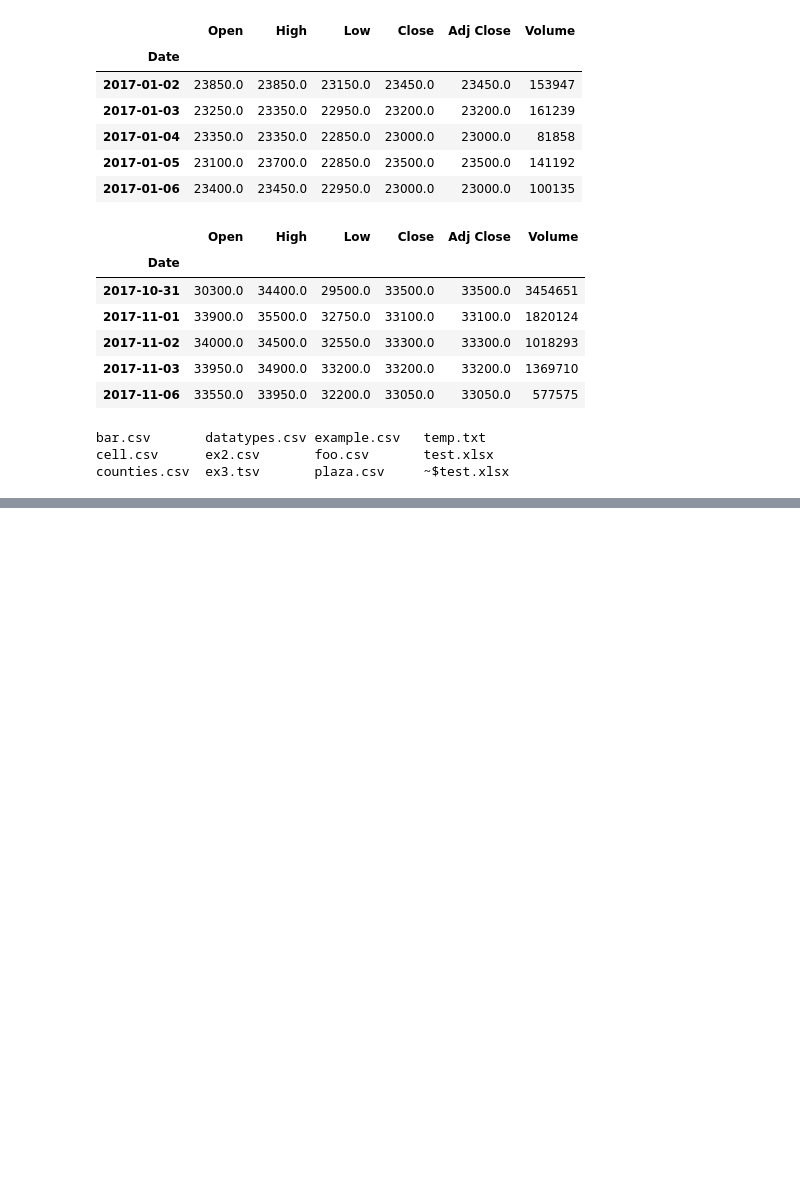
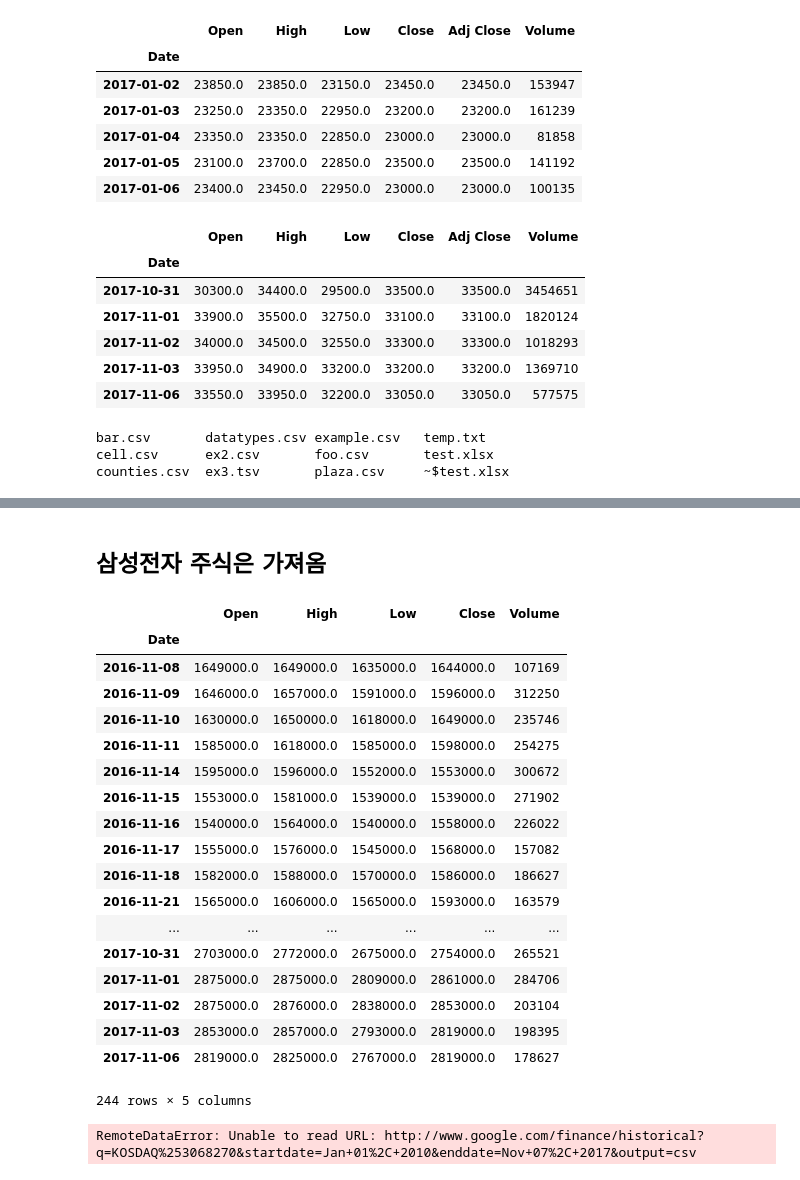
Before and after one commit to pignuante/python_pandas, a Jupyter notebook: 판다스 기초/Pandas 500_Pandas_datareader를 이용해서 파일 가져오기.ipynb, the cells around one changed output, grey strips where cells are left out. Drawn from its saved outputs; the diff is of its cells as text; code cells hidden in the pictures; blank space fills up the shorter version.

```diff
--- a/판다스 기초/Pandas 500_Pandas_datareader를 이용해서 파일 가져오기.ipynb
+++ b/판다스 기초/Pandas 500_Pandas_datareader를 이용해서 파일 가져오기.ipynb
@@ -280,0 +342,28 @@ counties.csv  ex3.tsv       plaza.csv     ~$test.xlsx
+# %% [markdown]
+## 삼성전자 주식은 가져옴
+# %%
+web.DataReader("KRX:005930","google")
+# %% [output]
+|  | Open | High | Low | Close | Volume |
+| Date |  |  |  |  |  |
+| 2016-11-08 | 1649000.0 | 1649000.0 | 1635000.0 | 1644000.0 | 107169 |
+| 2016-11-09 | 1646000.0 | 1657000.0 | 1591000.0 | 1596000.0 | 312250 |
+| 2016-11-10 | 1630000.0 | 1650000.0 | 1618000.0 | 1649000.0 | 235746 |
+| 2016-11-11 | 1585000.0 | 1618000.0 | 1585000.0 | 1598000.0 | 254275 |
+| 2016-11-14 | 1595000.0 | 1596000.0 | 1552000.0 | 1553000.0 | 300672 |
+| 2016-11-15 | 1553000.0 | 1581000.0 | 1539000.0 | 1539000.0 | 271902 |
+| 2016-11-16 | 1540000.0 | 1564000.0 | 1540000.0 | 1558000.0 | 226022 |
+| 2016-11-17 | 1555000.0 | 1576000.0 | 1545000.0 | 1568000.0 | 157082 |
+| 2016-11-18 | 1582000.0 | 1588000.0 | 1570000.0 | 1586000.0 | 186627 |
+| 2016-11-21 | 1565000.0 | 1606000.0 | 1565000.0 | 1593000.0 | 163579 |
+| ... | ... | ... | ... | ... | ... |
+| 2017-10-31 | 2703000.0 | 2772000.0 | 2675000.0 | 2754000.0 | 265521 |
+| 2017-11-01 | 2875000.0 | 2875000.0 | 2809000.0 | 2861000.0 | 284706 |
+| 2017-11-02 | 2875000.0 | 2876000.0 | 2838000.0 | 2853000.0 | 203104 |
+| 2017-11-03 | 2853000.0 | 2857000.0 | 2793000.0 | 2819000.0 | 198395 |
+| 2017-11-06 | 2819000.0 | 2825000.0 | 2767000.0 | 2819000.0 | 178627 |
+244 rows × 5 columns
+# %%
+web.DataReader("KOSDAQ%3068270","google", retry_count=3)
+# %% [output]
+RemoteDataError: Unable to read URL: http://www.google.com/finance/historical?q=KOSDAQ%253068270&startdate=Jan+01%2C+2010&enddate=Nov+07%2C+2017&output=csv
```
Also changed, not shown: parts of 13 cells of this notebook, 1 other file.
